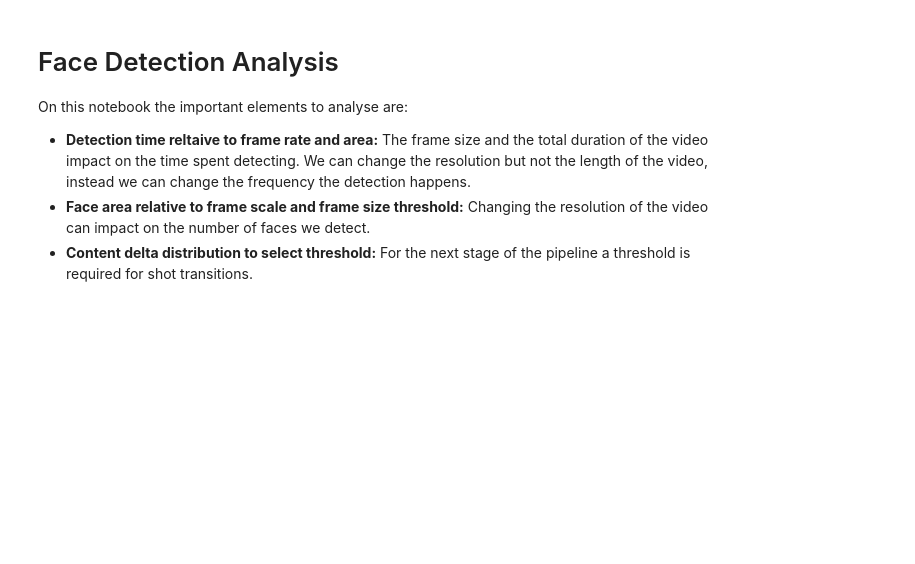
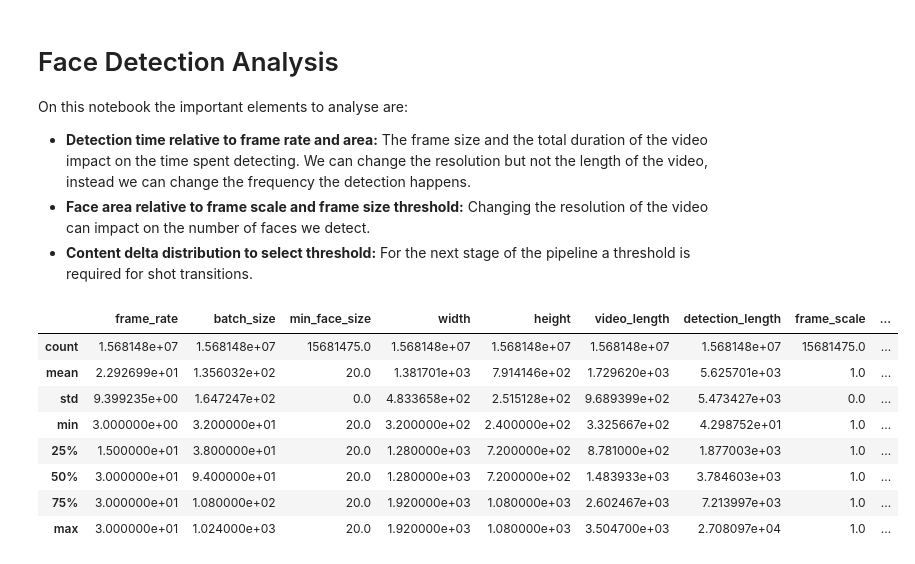
Before and after one commit to segonzal/chiletv, a Jupyter notebook: analysis/face_detection_analysis.ipynb, the cells around one changed output. Cells and saved outputs as stored; diff of their text form; code cells hidden in the pictures; blank space fills up the shorter version.

```diff
--- a/analysis/face_detection_analysis.ipynb
+++ b/analysis/face_detection_analysis.ipynb
@@ -2,7 +2,7 @@
 # Face Detection Analysis
 
 On this notebook the important elements to analyse are:
-* **Detection time reltaive to frame rate and area:** The frame size and the total duration of the video impact on the time spent detecting. We can change the resolution but not the length of the video, instead we can change the frequency the detection happens.
+* **Detection time relative to frame rate and area:** The frame size and the total duration of the video impact on the time spent detecting. We can change the resolution but not the length of the video, instead we can change the frequency the detection happens.
 * **Face area relative to frame scale and frame size threshold:** Changing the resolution of the video can impact on the number of faces we detect.
 * **Content delta distribution to select threshold:** For the next stage of the pipeline a threshold is required for shot transitions.
 # %%
@@ -22,17 +28,43 @@ import matplotlib.pyplot as plt
 # %%
-def read_data(detection_path, detection_columns):
-    for file in Path(detection_path).glob(r'**/*.detections.json'):
+def read_data(detection_path):
+    loop = tqdm(list(Path(detection_path).glob(r'**/*.detections.json')))
+    columns_as_is = [
+        'frame_rate', 'batch_size', 'min_face_size', 'max_frame_size', 'width', 'height', 'video_length', 'detection_length']
+    for file in loop:
         with file.open('r', encoding='utf8') as fp:
-            obj = json.load(fp)
-            obj['video_id'] = file.name[:file.name.index('.')]
-            if 'frame_scale' not in obj:
-                obj['frame_scale'] = float(file.parent.name[1:file.parent.name.index('-')])
-            yield {key: obj[key] for key in detection_columns}
+            try:
+                obj = json.load(fp)
+            except json.JSONDecodeError as err:
+                loop.write('ERROR:', file)
+                continue
 
-csv_file = Path(DETECTION_CSV)
-if not csv_file.exists():
-    df = pd.DataFrame(read_data(DETECTION_PATH, DETECTION_COLUMNS))
-    df.to_csv(csv_file, index=False)
+            row = {k:obj[k] for k in columns_as_is}
+            row['video_id'] = file.name[:file.name.index('.')]
+            row['frame_scale'] = obj.get('frame_scale', float(file.parent.name[1:file.parent.name.index('-')]))
+
+            for time, content_delta, bboxes in zip(obj['time'], obj['content_delta'], obj['bounding_box']):
+                row['time'] = time
+                row['content_delta' ] = content_delta
+                for bbox in bboxes:
+                    row['bounding_box_width'] = bbox[2] - bbox[0]
+                    row['bounding_box_height'] = bbox[3] - bbox[1]
+                    yield row.copy()
+
+dataframe_file = Path(DETECTION_DATAFRAME)
+if not dataframe_file.exists():
+    df = pd.DataFrame(read_data(DETECTION_PATH))
+    df.to_hdf(dataframe_file, key='df', mode='w', complevel=9)
 else:
-    df = pd.read_csv(csv_file)
-df.head()
+    df = pd.read_hdf(dataframe_file)
+# %%
+df.describe()
+# %% [output]
+|  | frame_rate | batch_size | min_face_size | width | height | video_length | detection_length | frame_scale | ... |
+| count | 1.568148e+07 | 1.568148e+07 | 15681475.0 | 1.568148e+07 | 1.568148e+07 | 1.568148e+07 | 1.568148e+07 | 15681475.0 | ... |
+| mean | 2.292699e+01 | 1.356032e+02 | 20.0 | 1.381701e+03 | 7.914146e+02 | 1.729620e+03 | 5.625701e+03 | 1.0 | ... |
+| std | 9.399235e+00 | 1.647247e+02 | 0.0 | 4.833658e+02 | 2.515128e+02 | 9.689399e+02 | 5.473427e+03 | 0.0 | ... |
+| min | 3.000000e+00 | 3.200000e+01 | 20.0 | 3.200000e+02 | 2.400000e+02 | 3.325667e+02 | 4.298752e+01 | 1.0 | ... |
+| 25% | 1.500000e+01 | 3.800000e+01 | 20.0 | 1.280000e+03 | 7.200000e+02 | 8.781000e+02 | 1.877003e+03 | 1.0 | ... |
+| 50% | 3.000000e+01 | 9.400000e+01 | 20.0 | 1.280000e+03 | 7.200000e+02 | 1.483933e+03 | 3.784603e+03 | 1.0 | ... |
+| 75% | 3.000000e+01 | 1.080000e+02 | 20.0 | 1.920000e+03 | 1.080000e+03 | 2.602467e+03 | 7.213997e+03 | 1.0 | ... |
+| max | 3.000000e+01 | 1.024000e+03 | 20.0 | 1.920000e+03 | 1.080000e+03 | 3.504700e+03 | 2.708097e+04 | 1.0 | ... |
```
Also changed, not shown: parts of 10 cells of this notebook, 4 other files.
